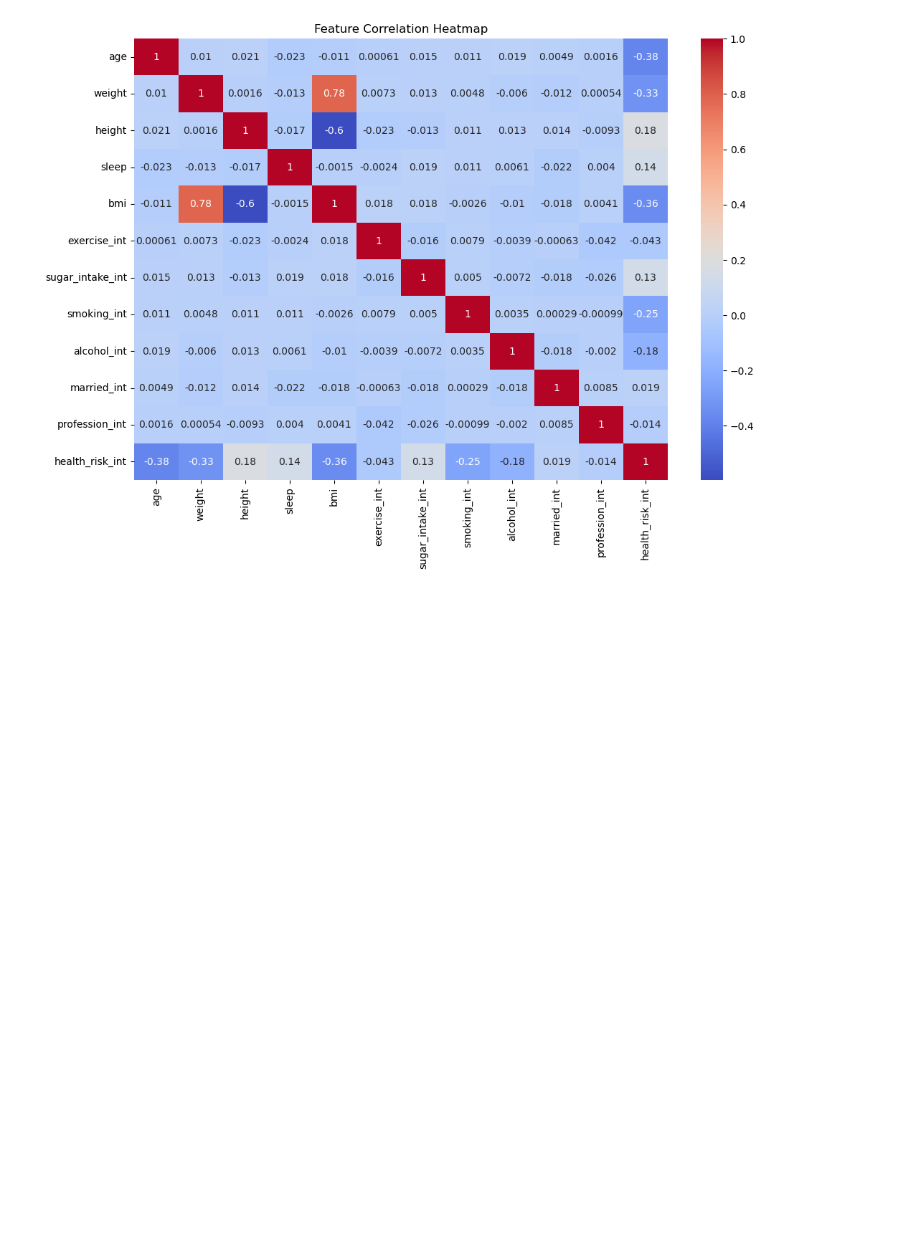
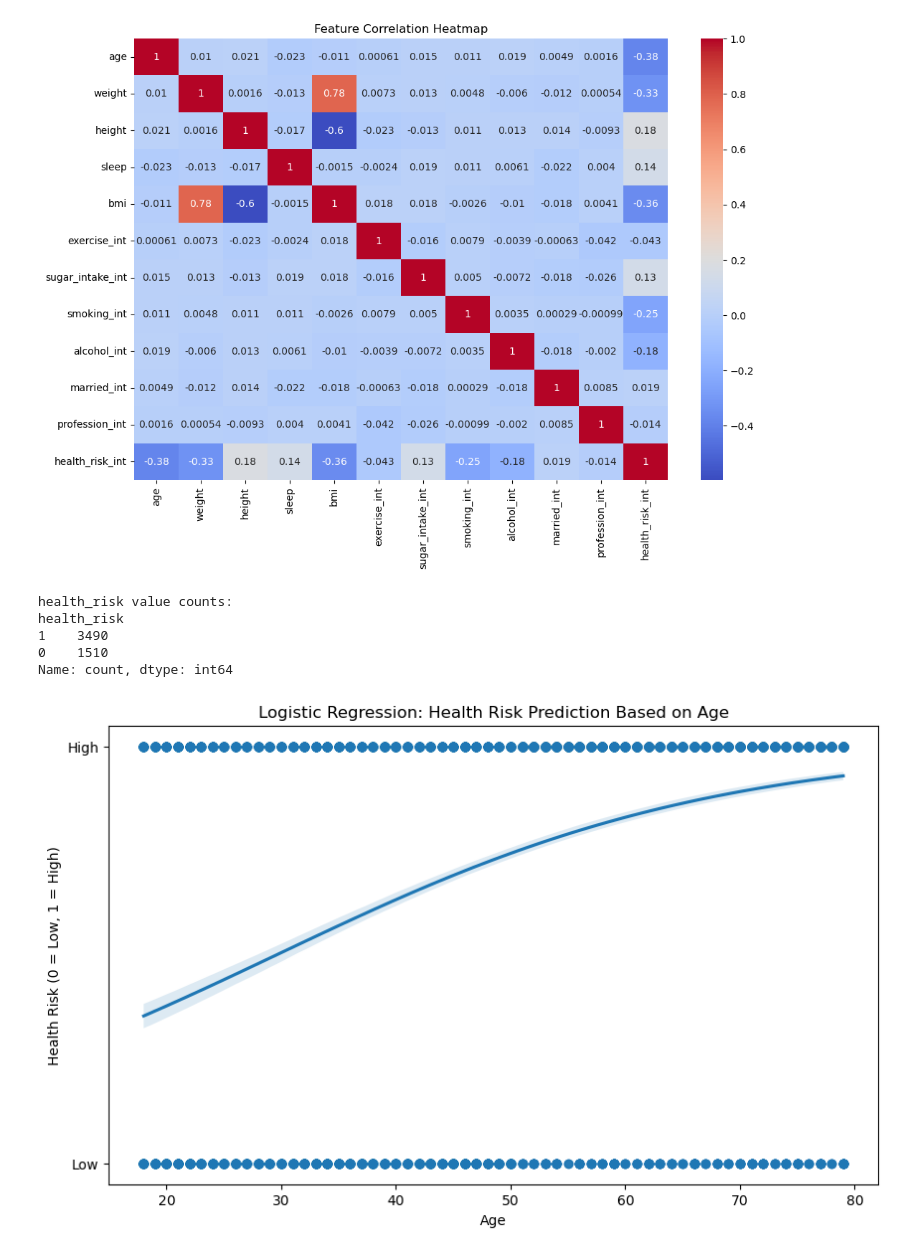
Before and after one commit to MyleeCS/Lifestyle-and-Health-Risk-EDA, a Jupyter notebook: lifestyle-and-health-risk-eda.ipynb, the cells around one changed output. Cells and saved outputs as stored; diff of their text form; code cells hidden in the pictures; blank space fills up the shorter version.

Commit message:
Logit graphs age and bmi

```diff
--- a/lifestyle-and-health-risk-eda.ipynb
+++ b/lifestyle-and-health-risk-eda.ipynb
@@ -136,3 +137,25 @@ plt.title('Feature Correlation Heatmap')
 plt.show()
 # %% [output]
 [figure]
+# %%
+# Map health_risk to binary: 1 if 'high' (case-insensitive), else 0
+df['health_risk'] = df['health_risk'].astype(str).str.lower().apply(lambda x: 1 if 'high' in x else 0)
+# Show counts and a small preview to verify mapping
+print('health_risk value counts:')
+print(df['health_risk'].value_counts())
+# %% [output]
+health_risk value counts:
+health_risk
+1    3490
+0    1510
+Name: count, dtype: int64
+# %%
+plt.figure(figsize=(10, 6))
+sns.regplot(x='age', y='health_risk', data=df, logistic=True, ci=95)
+plt.title('Logistic Regression: Health Risk Prediction Based on Age')
+plt.xlabel('Age')
+plt.ylabel('Health Risk (0 = Low, 1 = High)')
+plt.yticks([0, 1], ['Low', 'High'])
+plt.show()
+# %% [output]
+[figure, added]
```
Also changed, not shown: parts of 2 cells of this notebook.
